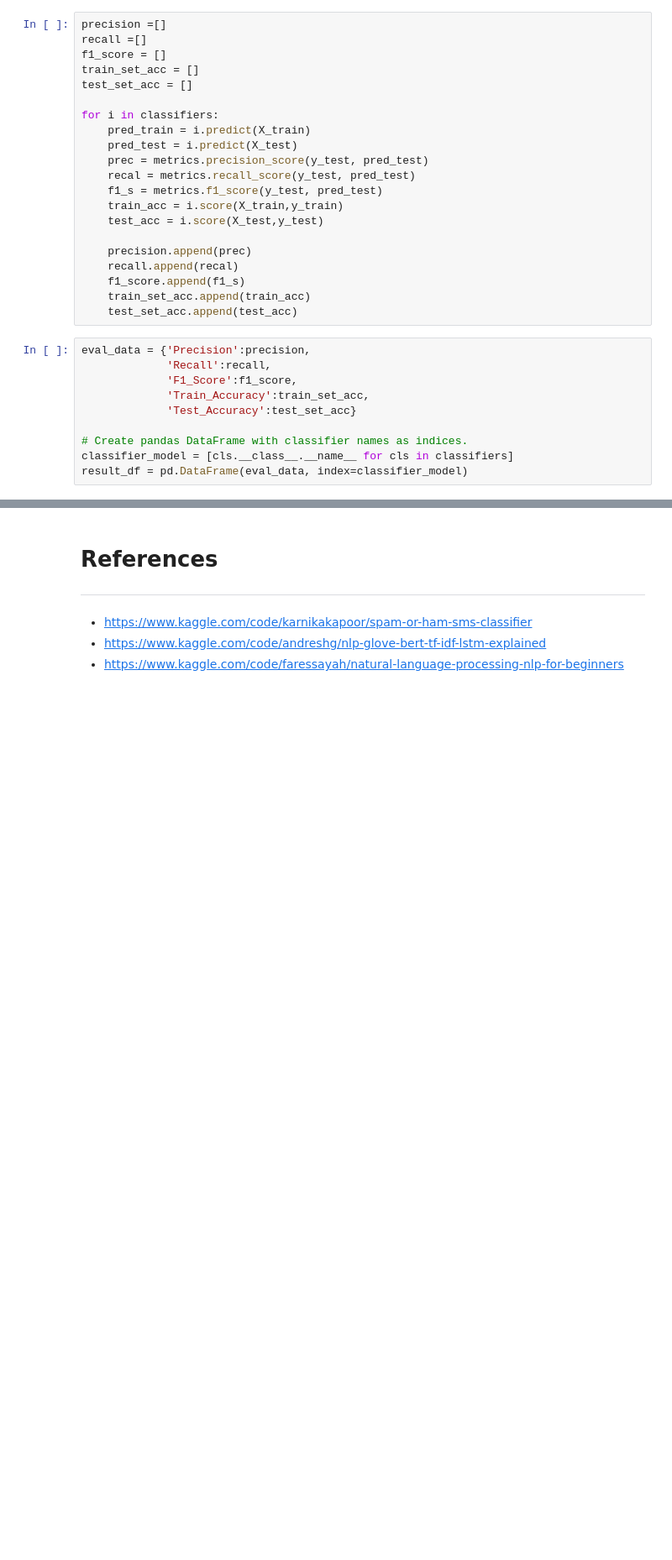
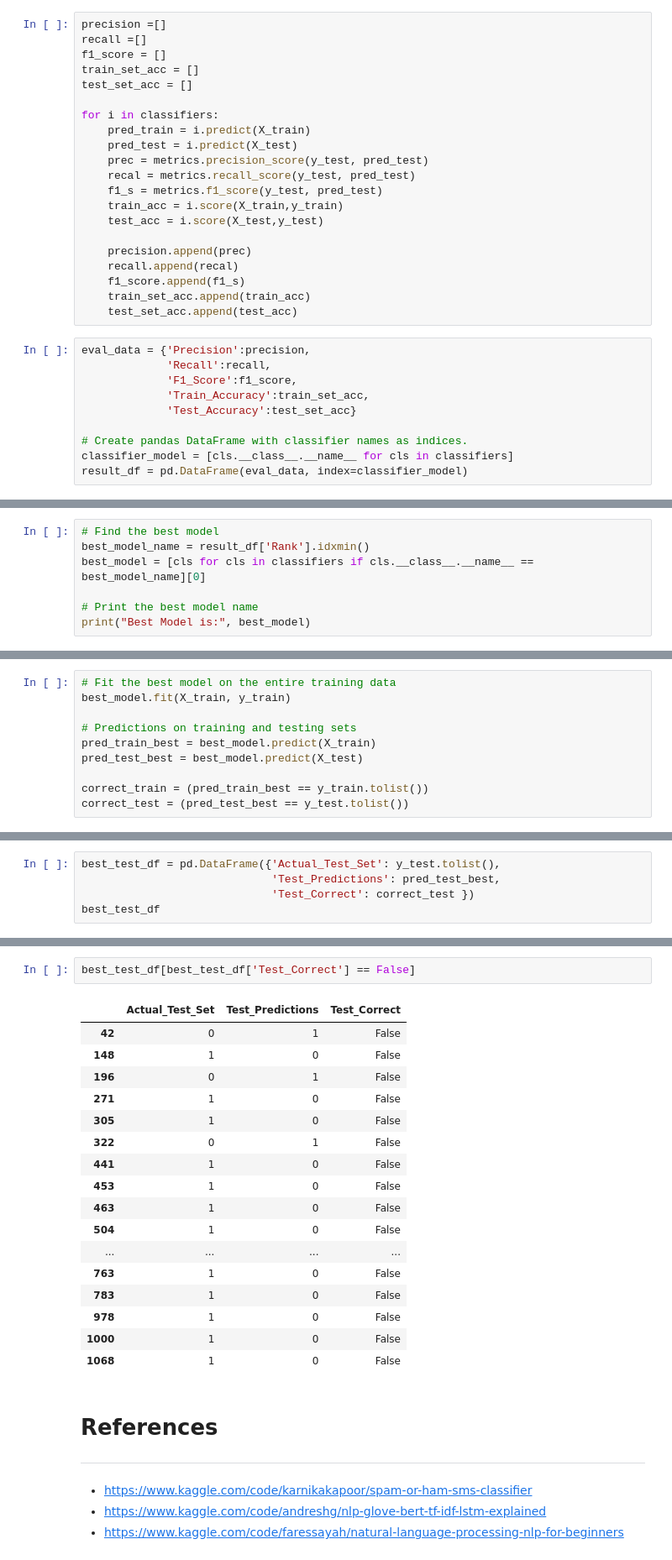
Before and after one commit to brmil07/Kaggle_Projects, a Jupyter notebook: sms-spam-classification-with-nlp.ipynb, the cells around one changed output, grey strips where cells are left out. Shown at 84% size. Cells and saved outputs as stored; diff of their text form; blank space fills up the shorter version.

```diff
--- a/sms-spam-classification-with-nlp.ipynb
+++ b/sms-spam-classification-with-nlp.ipynb
@@ -657,0 +574,7 @@ incorrect_predictions_df
+# %%
+# Find the best model
+best_model_name = result_df['Rank'].idxmin()
+best_model = [cls for cls in classifiers if cls.__class__.__name__ == best_model_name][0]
+
+# Print the best model name
+print("Best Model is:", best_model)
@@ -657,0 +583,10 @@ incorrect_predictions_df
+# %%
+# Fit the best model on the entire training data
+best_model.fit(X_train, y_train)
+
+# Predictions on training and testing sets
+pred_train_best = best_model.predict(X_train)
+pred_test_best = best_model.predict(X_test)
+
+correct_train = (pred_train_best == y_train.tolist())
+correct_test = (pred_test_best == y_test.tolist())
@@ -657,0 +617,5 @@ incorrect_predictions_df
+# %%
+best_test_df = pd.DataFrame({'Actual_Test_Set': y_test.tolist(),
+                             'Test_Predictions': pred_test_best,
+                             'Test_Correct': correct_test })
+best_test_df
@@ -658,3 +636,23 @@ incorrect_predictions_df
+# %%
+best_test_df[best_test_df['Test_Correct'] == False]
+# %% [output]
+|  | Actual_Test_Set | Test_Predictions | Test_Correct |
+| 42 | 0 | 1 | False |
+| 148 | 1 | 0 | False |
+| 196 | 0 | 1 | False |
+| 271 | 1 | 0 | False |
+| 305 | 1 | 0 | False |
+| 322 | 0 | 1 | False |
+| 441 | 1 | 0 | False |
+| 453 | 1 | 0 | False |
+| 463 | 1 | 0 | False |
+| 504 | 1 | 0 | False |
+| ... | ... | ... | ... |
+| 763 | 1 | 0 | False |
+| 783 | 1 | 0 | False |
+| 978 | 1 | 0 | False |
+| 1000 | 1 | 0 | False |
+| 1068 | 1 | 0 | False |
 # %% [markdown]
 # **References**
 ---
```
Also changed, not shown: parts of 36 cells of this notebook.
